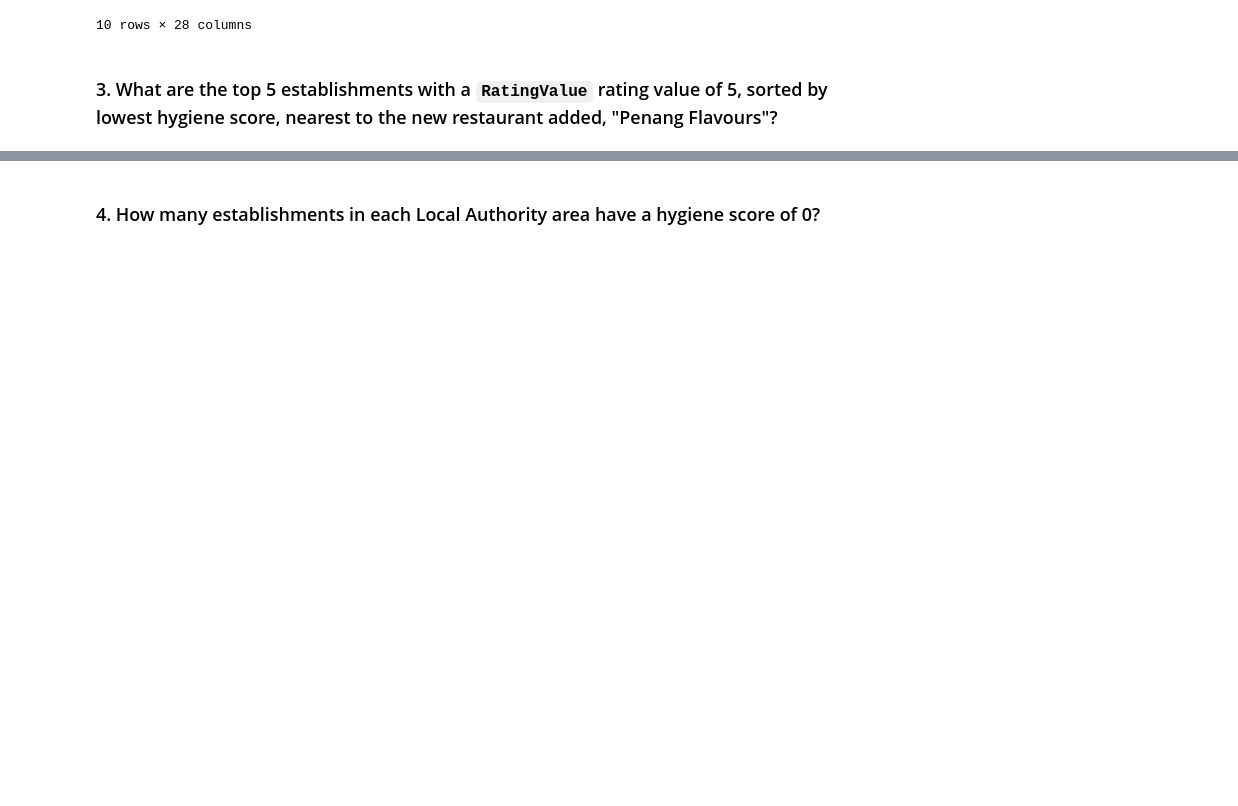
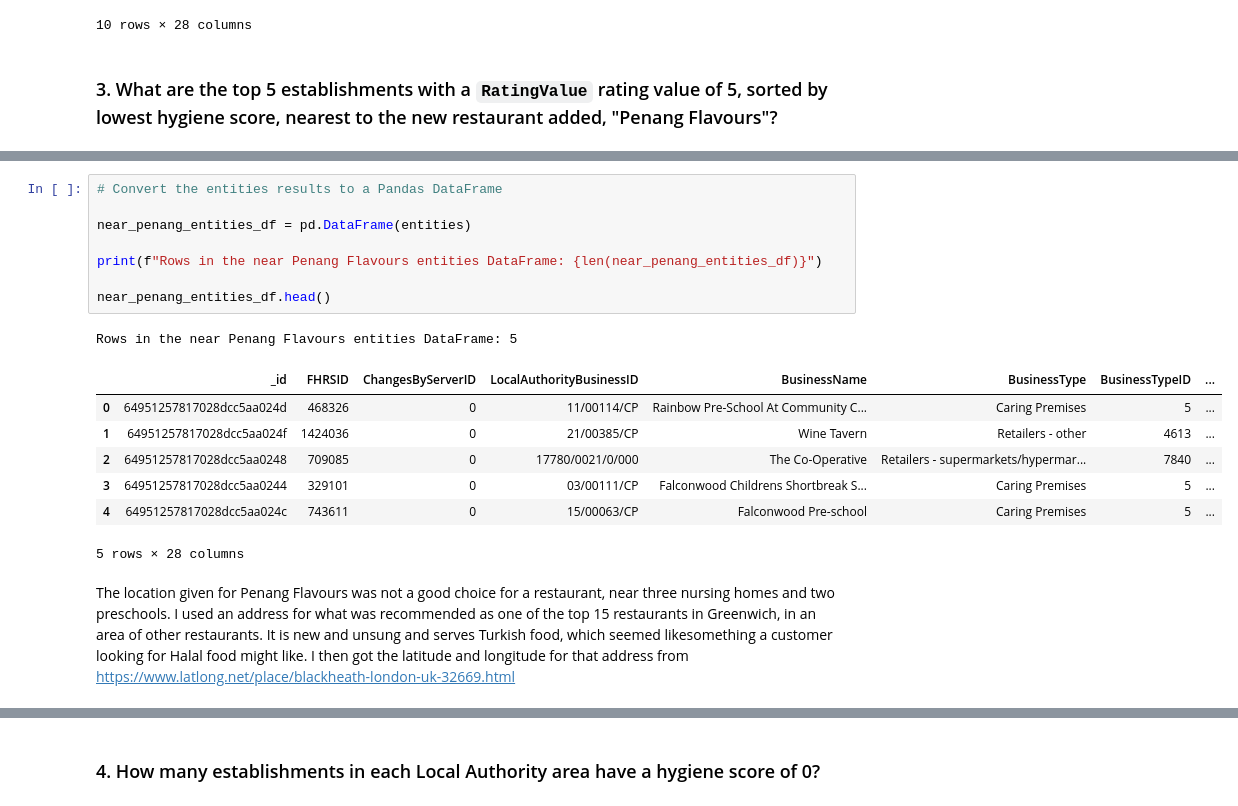
Before and after one commit to greberr09/nosql_challenge, a Jupyter notebook: NoSQL_analysis_starter.ipynb, the cells around one changed output, grey strips where cells are left out. Cells and saved outputs as stored; diff of their text form; blank space fills up the shorter version.

```diff
--- a/NoSQL_analysis_starter.ipynb
+++ b/NoSQL_analysis_starter.ipynb
@@ -298,0 +300,22 @@ Rows in the near Penang Flavours DataFrame: 5
+# %%
+# Convert the entities results to a Pandas DataFrame
+
+near_penang_entities_df = pd.DataFrame(entities)
+
+print(f"Rows in the near Penang Flavours entities DataFrame: {len(near_penang_entities_df)}")
+
+near_penang_entities_df.head()
+# %% [output]
+Rows in the near Penang Flavours entities DataFrame: 5
+|  | _id | FHRSID | ChangesByServerID | LocalAuthorityBusinessID | BusinessName | BusinessType | BusinessTypeID | ... |
+| 0 | 64951257817028dcc5aa024d | 468326 | 0 | 11/00114/CP | Rainbow Pre-School At Community C... | Caring Premises | 5 | ... |
+| 1 | 64951257817028dcc5aa024f | 1424036 | 0 | 21/00385/CP | Wine Tavern | Retailers - other | 4613 | ... |
+| 2 | 64951257817028dcc5aa0248 | 709085 | 0 | 17780/0021/0/000 | The Co-Operative | Retailers - supermarkets/hypermar... | 7840 | ... |
+| 3 | 64951257817028dcc5aa0244 | 329101 | 0 | 03/00111/CP | Falconwood Childrens Shortbreak S... | Caring Premises | 5 | ... |
+| 4 | 64951257817028dcc5aa024c | 743611 | 0 | 15/00063/CP | Falconwood Pre-school | Caring Premises | 5 | ... |
+5 rows × 28 columns
+# %% [markdown]
+The location given for Penang Flavours was not a good choice for a restaurant, near three nursing homes and two preschools.
+I used an address for what was recommended as one of the top 15 restaurants in Greenwich, in an area of other restaurants.
+It is new and unsung and serves Turkish food, which seemed likesomething a customer looking for Halal food might like.
+I then got the latitude and longitude for that address from https://www.latlong.net/place/blackheath-london-uk-32669.html
```
Also changed, not shown: parts of 20 cells of this notebook, 1 other file.
